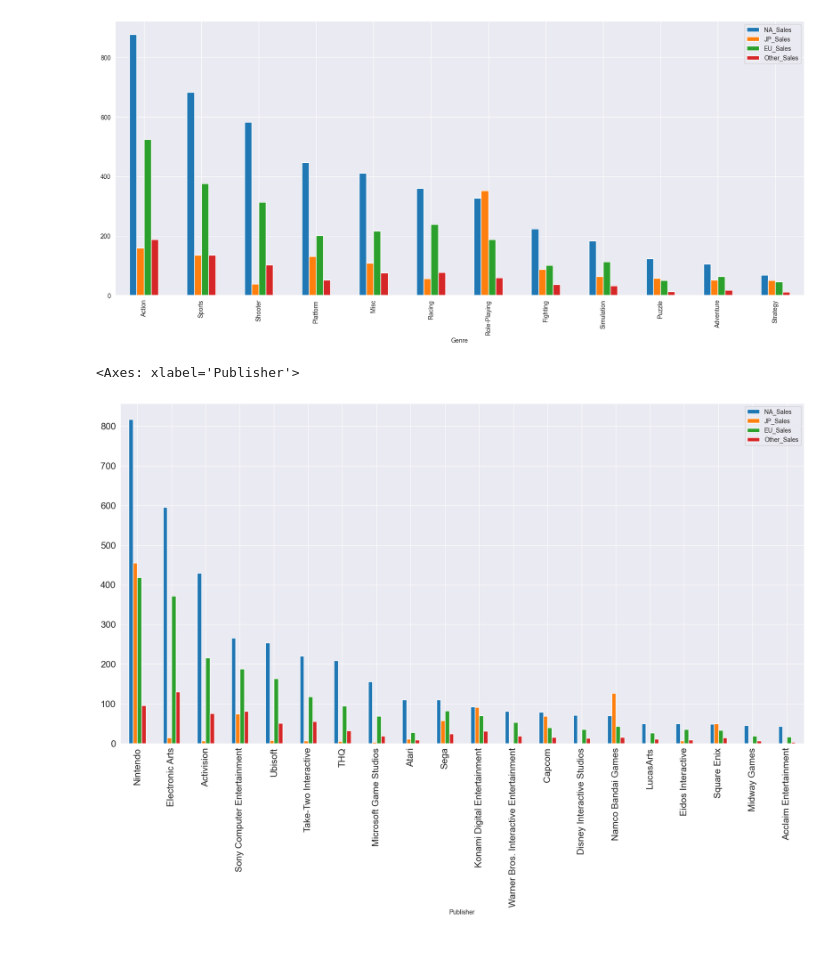
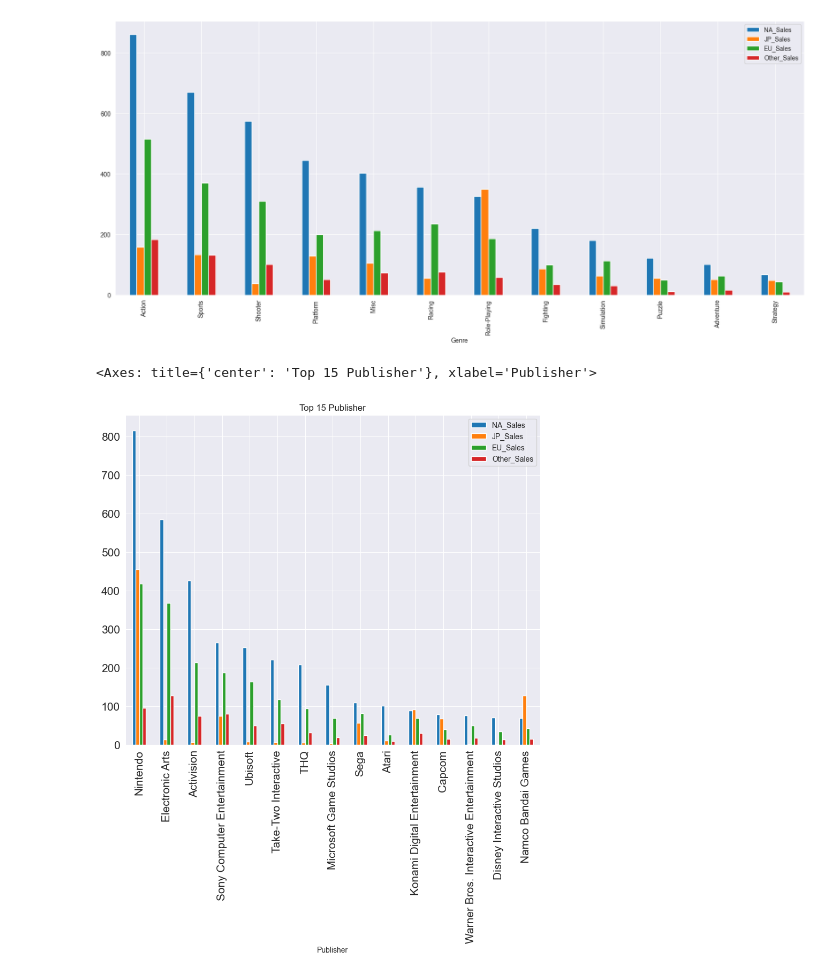
Before and after one commit to ThanyabunPh/wu-python-workshop, a Jupyter notebook: notebook_day2.ipynb, the cells around one changed output. Cells and saved outputs as stored; diff of their text form; code cells hidden in the pictures; blank space fills up the shorter version.

```diff
--- a/notebook_day2.ipynb
+++ b/notebook_day2.ipynb
@@ -170,3 +190,4 @@ Name: count, dtype: int64
 # %%
 # Fill missing values in 'developer' column with 'Unknown'
 df['Publisher'].fillna('Unknown', inplace=True)
+df.dropna(axis=0, inplace=True)
@@ -224,12 +245,11 @@ df_sales_groupby_genre.plot(kind='bar', figsize=(20,8), fontsize=10)
 [figure]
 # %%
 df_sales_groupby_publisher = df.groupby('Publisher')[['NA_Sales','JP_Sales','EU_Sales','Other_Sales']].sum()
-df_sales_groupby_publisher = df_sales_groupby_publisher.loc[(df_sales_groupby_publisher!=0).any(axis=1)]
 df_sales_groupby_publisher.sort_values(by='NA_Sales', ascending=False, inplace=True)
 # df_sales_groupby_publisher.sort_values(by='JP_Sales', ascending=False, inplace=True)
 # df_sales_groupby_publisher.sort_values(by='EU_Sales', ascending=False, inplace=True)
 # df_sales_groupby_publisher.sort_values(by='Other_Sales', ascending=False, inplace=True)
-df_sales_groupby_publisher.head(20).plot(kind='bar', figsize=(20,10), fontsize=15)
+df_sales_groupby_publisher.head(15).plot(kind='bar', figsize=(10,8), fontsize=15, title='Top 15 Publisher')
 # %% [output]
-<Axes: xlabel='Publisher'>
+<Axes: title={'center': 'Top 15 Publisher'}, xlabel='Publisher'>
-[figure, old version]
+[figure, new version]
```
Also changed, not shown: parts of 8 cells of this notebook.
